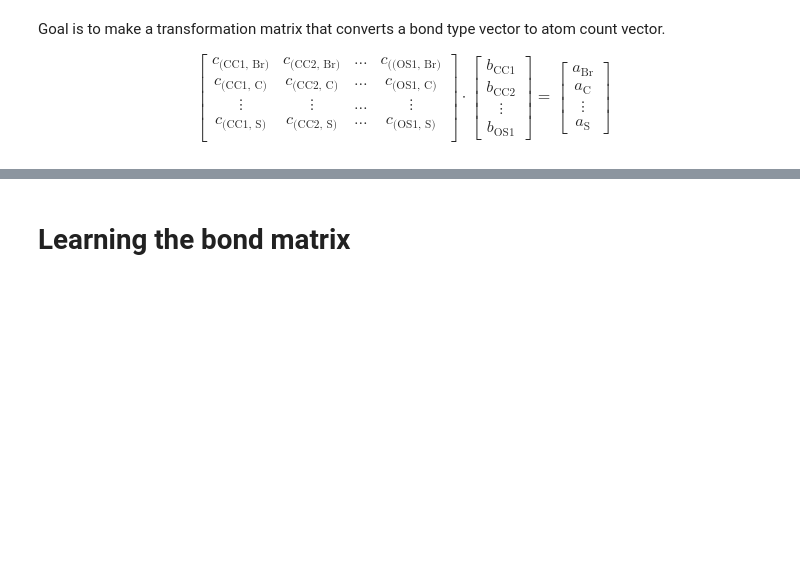
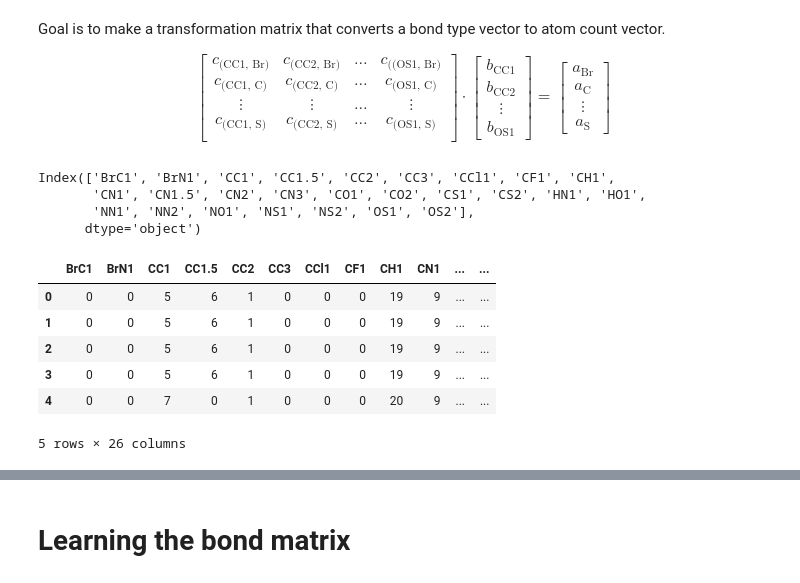
Before and after one commit to nomomon/NN-course-project, a Jupyter notebook: 3. New preprocessing.ipynb, the cells around one changed output, grey strips where cells are left out. Drawn from its saved outputs; the diff is of its cells as text; code cells hidden in the pictures; blank space fills up the shorter version.

```diff
--- a/3. New preprocessing.ipynb
+++ b/3. New preprocessing.ipynb
@@ -28,9 +28,26 @@ $$
 \end{bmatrix}
 $$
 # %%
-bond_types = pd.read_csv('./data/processed/bond_types.csv')
+bond_types = pd.read_csv('./data/processed/csp_bond_types.csv', index_col=0)
+
+bond_types.reset_index(drop=True, inplace=True)
 
 bond_types.columns
+# %% [output]
+Index(['BrC1', 'BrN1', 'CC1', 'CC1.5', 'CC2', 'CC3', 'CCl1', 'CF1', 'CH1',
+       'CN1', 'CN1.5', 'CN2', 'CN3', 'CO1', 'CO2', 'CS1', 'CS2', 'HN1', 'HO1',
+       'NN1', 'NN2', 'NO1', 'NS1', 'NS2', 'OS1', 'OS2'],
+      dtype='object')
+# %%
+bond_types.head()
+# %% [output]
+|  | BrC1 | BrN1 | CC1 | CC1.5 | CC2 | CC3 | CCl1 | CF1 | CH1 | CN1 | ... | ... |
+| 0 | 0 | 0 | 5 | 6 | 1 | 0 | 0 | 0 | 19 | 9 | ... | ... |
+| 1 | 0 | 0 | 5 | 6 | 1 | 0 | 0 | 0 | 19 | 9 | ... | ... |
+| 2 | 0 | 0 | 5 | 6 | 1 | 0 | 0 | 0 | 19 | 9 | ... | ... |
+| 3 | 0 | 0 | 5 | 6 | 1 | 0 | 0 | 0 | 19 | 9 | ... | ... |
+| 4 | 0 | 0 | 7 | 0 | 1 | 0 | 0 | 0 | 20 | 9 | ... | ... |
+5 rows × 26 columns
 # %%
 atom_counts = pd.read_csv('./data/processed/atom_counts.csv')
 
```
Also changed, not shown: parts of 6 cells of this notebook.
